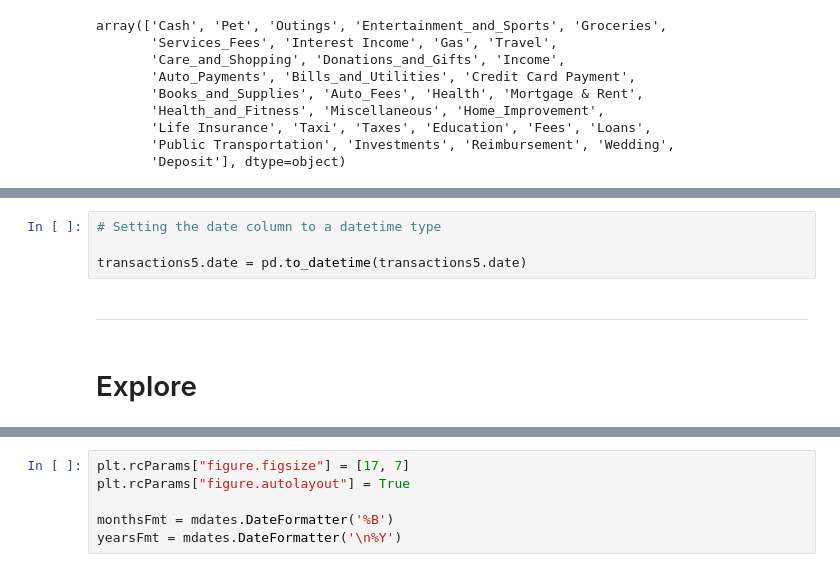
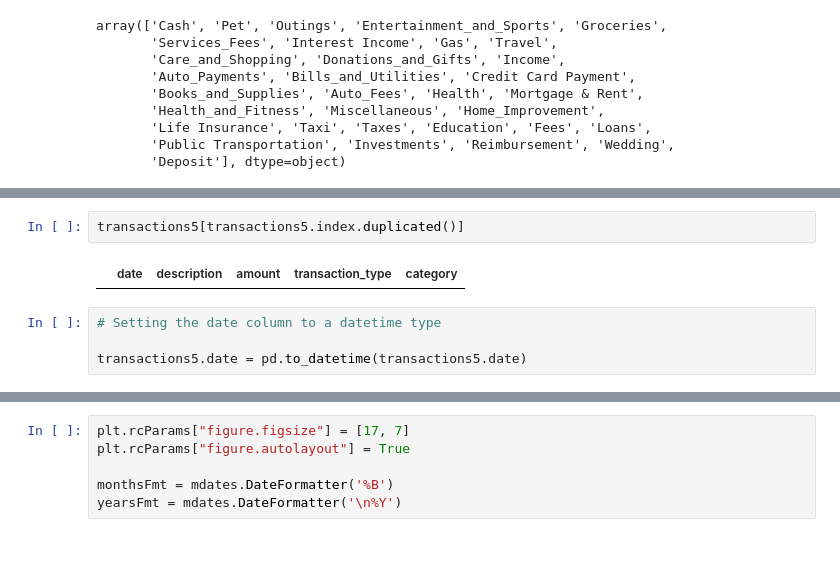
Before and after one commit to Severina7/personal_project, a Jupyter notebook: personal_project.ipynb, the cells around one changed output, grey strips where cells are left out. Saved outputs shown, nothing was run; the diff lists cells and outputs as text.

```diff
--- a/personal_project.ipynb
+++ b/personal_project.ipynb
@@ -489,8 +489,8 @@ transactions5.head()
+# %%
+transactions5[transactions5.index.duplicated()]
+# %% [output]
+|  | date | description | amount | transaction_type | category |
 # %%
 # Setting the date column to a datetime type
 
 transactions5.date = pd.to_datetime(transactions5.date)
-# %% [markdown]
-***
-# %% [markdown]
-# Explore
```
Also changed, not shown: parts of 62 cells of this notebook.
